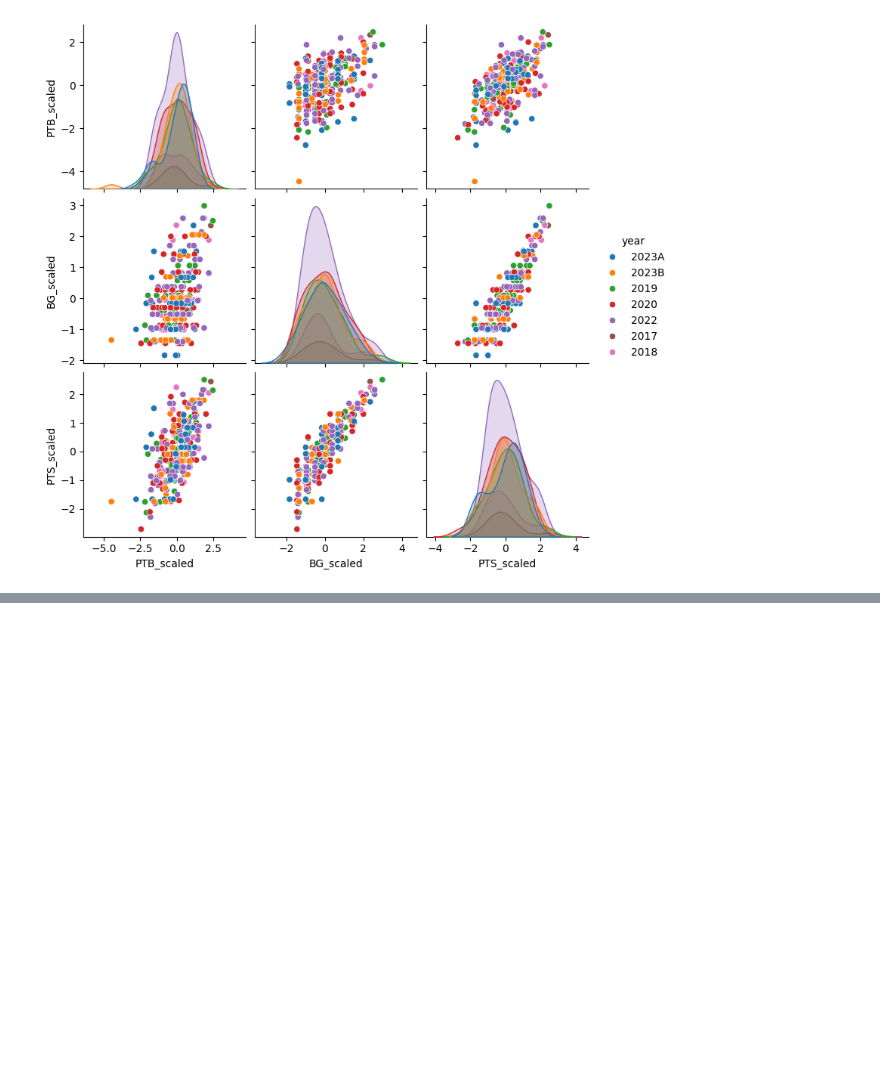
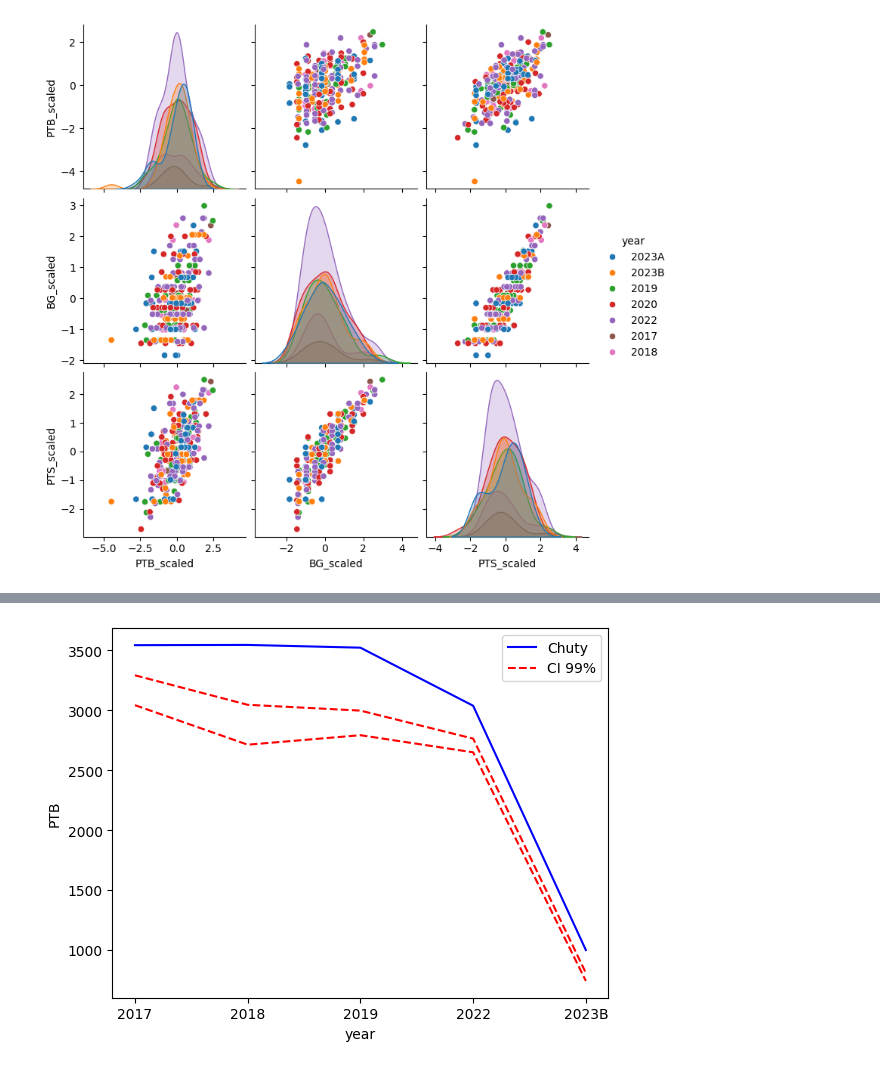
Before and after one commit to Void-CA/FMS, a Jupyter notebook: notebooks/eda.ipynb, the cells around one changed output, grey strips where cells are left out. Cells and saved outputs as stored; diff of their text form; code cells hidden in the pictures; blank space fills up the shorter version.

```diff
--- a/notebooks/eda.ipynb
+++ b/notebooks/eda.ipynb
@@ -210,11 +188,15 @@ print(bootstrap_means_df.head())
 # %%
 import scipy.stats as stats
 
+cis = {}
+anderson = {}
 for column in bootstrap_means_df.columns:
-    # Calcular el intervalo de confianza al 95%
-    ci = stats.t.interval(0.95, len(bootstrap_means_df[column]) - 1, loc=np.mean(bootstrap_means_df[column]), scale=stats.sem(bootstrap_means_df[column]))
-    result = stats.anderson(bootstrap_means_df[column])
+    anderson[column] = stats.anderson(bootstrap_means_df[column])
+    cis[column] = np.percentile(bootstrap_means_df[column], [0.5, 99.5])
+
+    result = anderson[column]
+    ci = cis[column]
+
     print(f'Año: {column}')
-    print("Es normal la distribución" if result.statistic < result.critical_values[2] else "No es normal la distribución")
-    print(f"Intervalo de confianza para {column}: {ci}")
+    print("Es normal la distribución\n" if result.statistic < result.critical_values[2] else "NO es normal la distribución\n")
 # %% [output]
@@ -226,0 +220,14 @@ Intervalo de confianza para 2023: (np.float64(776.2489736392898), np.float64(777
+# %%
+chuty_performance = fms.query("MC == 'Chuty'")[["year", "PTB"]]
+for i, row in chuty_performance.iterrows():
+    if row["year"] == "2023A" or row["year"] == "2023B":
+        row["year"] = "2023"
+    chuty_performance.loc[i, "upper"] = cis[row["year"]][1]
+    chuty_performance.loc[i, "lower"] = cis[row["year"]][0]
+
+sns.lineplot(data=chuty_performance, x="year", y="PTB", color="blue", label="Chuty")
+sns.lineplot(data=chuty_performance, x="year", y="upper", color="red", linestyle="--", label="CI 99%")
+sns.lineplot(data=chuty_performance, x="year", y="lower", color="red", linestyle="--")
+plt.show()
+# %% [output]
+[figure, added]
```
Also changed, not shown: parts of 9 cells of this notebook, 32 other files.
